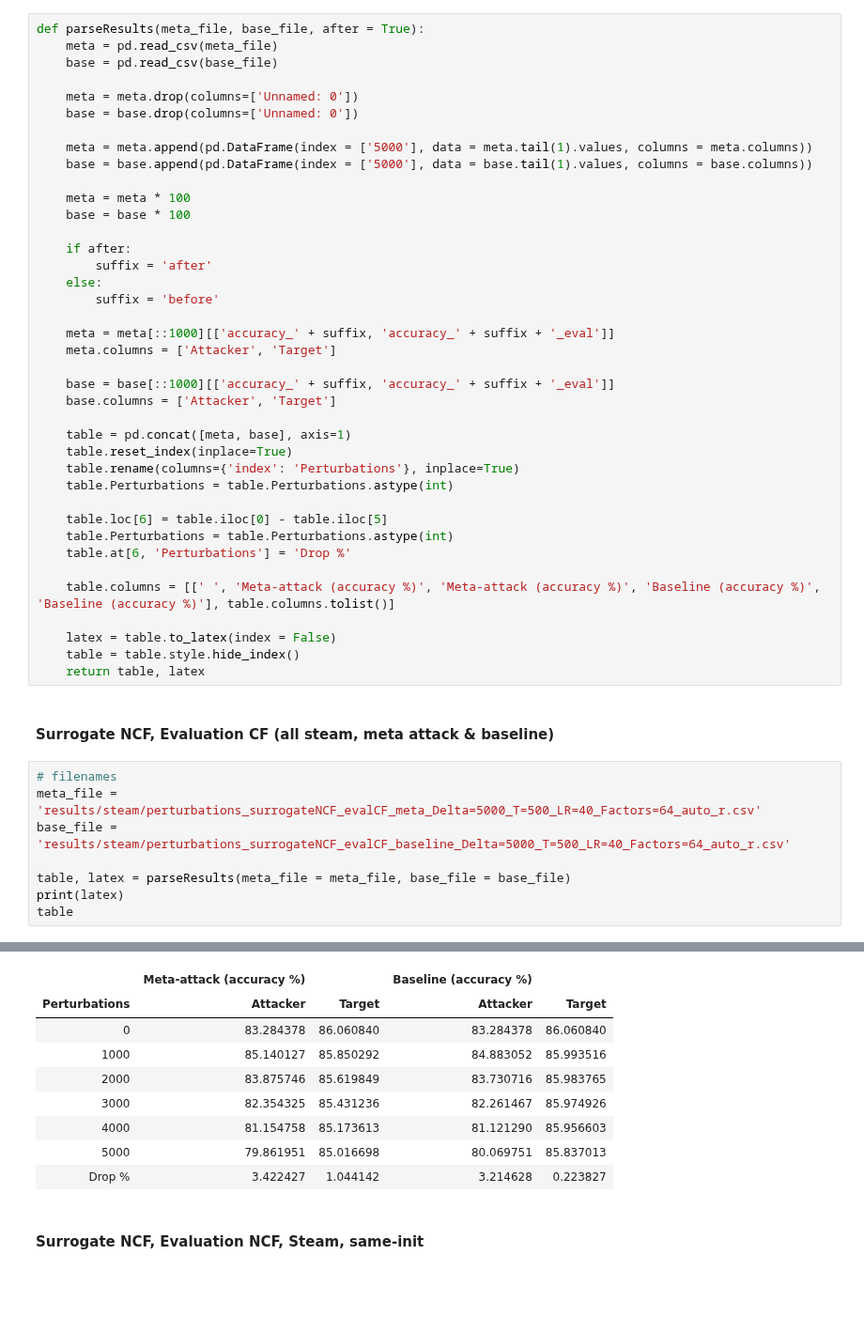
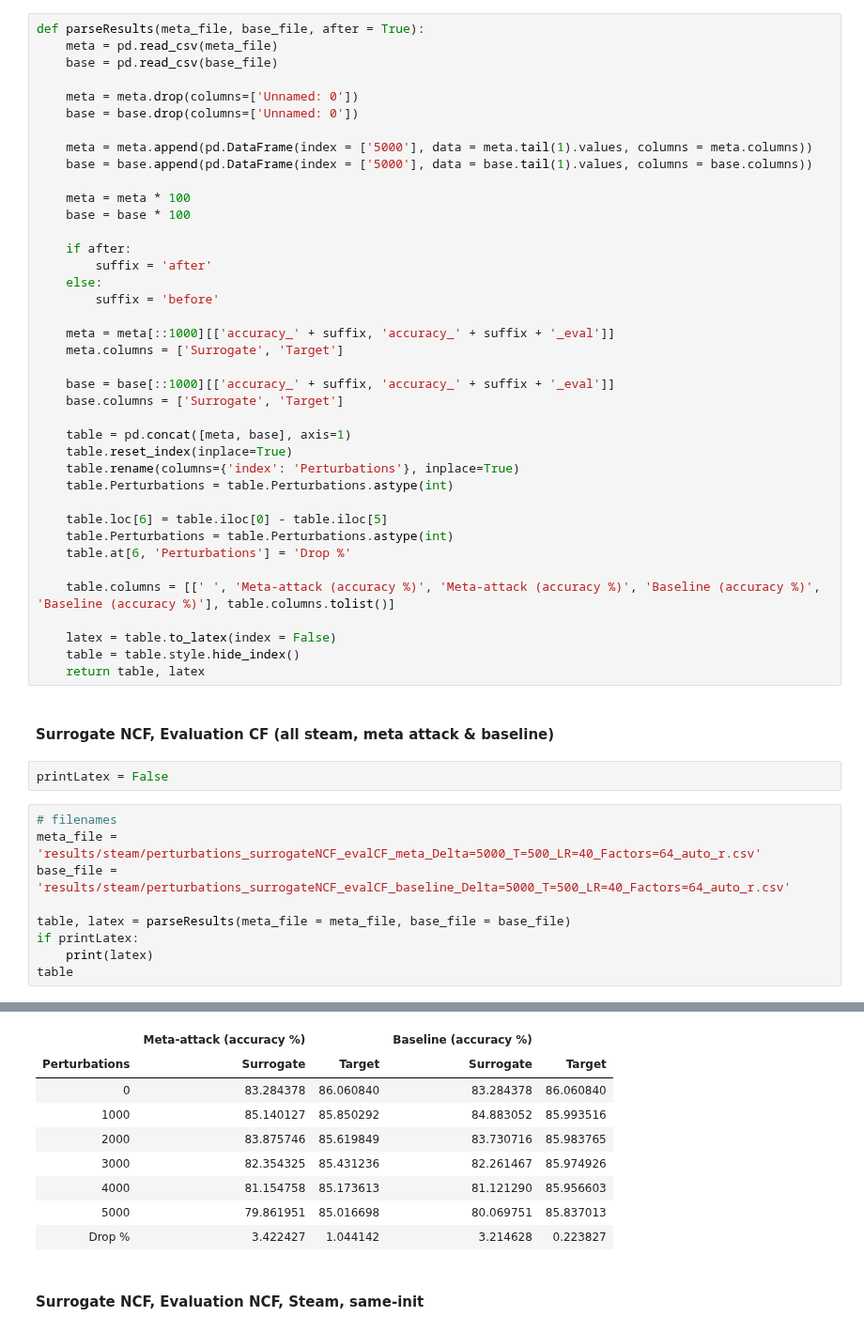
Before and after one commit to aravind-gk/RecSysAttack, a Jupyter notebook: check.ipynb, the cells around one changed output, grey strips where cells are left out. Shown at 94% size. Drawn from its saved outputs; the diff is of its cells as text; blank space fills up the shorter version.

```diff
--- a/check.ipynb
+++ b/check.ipynb
@@ -43,10 +43,10 @@ def parseResults(meta_file, base_file, after = True):
         suffix = 'before'
 
     meta = meta[::1000][['accuracy_' + suffix, 'accuracy_' + suffix + '_eval']]
-    meta.columns = ['Attacker', 'Target']
+    meta.columns = ['Surrogate', 'Target']
 
     base = base[::1000][['accuracy_' + suffix, 'accuracy_' + suffix + '_eval']]
-    base.columns = ['Attacker', 'Target']
+    base.columns = ['Surrogate', 'Target']
 
     table = pd.concat([meta, base], axis=1)
     table.reset_index(inplace=True)
@@ -64,12 +64,15 @@ def parseResults(meta_file, base_file, after = True):
     return table, latex
 # %% [markdown]
 #### **Surrogate NCF, Evaluation CF (all steam, meta attack & baseline)**
+# %%
+printLatex = False
 # %%
 # filenames
 meta_file = 'results/steam/perturbations_surrogateNCF_evalCF_meta_Delta=5000_T=500_LR=40_Factors=64_auto_r.csv'
 base_file = 'results/steam/perturbations_surrogateNCF_evalCF_baseline_Delta=5000_T=500_LR=40_Factors=64_auto_r.csv'
 
 table, latex = parseResults(meta_file = meta_file, base_file = base_file)
-print(latex)
+if printLatex:
+    print(latex)
 table
 # %% [output]
@@ -90,5 +79,5 @@ Perturbations &                 Attacker &    Target &              Attacker &
 |  | Meta-attack (accuracy %) |  | Baseline (accuracy %) |  |
-| Perturbations | Attacker | Target | Attacker | Target |
+| Perturbations | Surrogate | Target | Surrogate | Target |
 | 0 | 83.284378 | 86.060840 | 83.284378 | 86.060840 |
 | 1000 | 85.140127 | 85.850292 | 84.883052 | 85.993516 |
 | 2000 | 83.875746 | 85.619849 | 83.730716 | 85.983765 |
```
Also changed, not shown: parts of 7 cells of this notebook.
